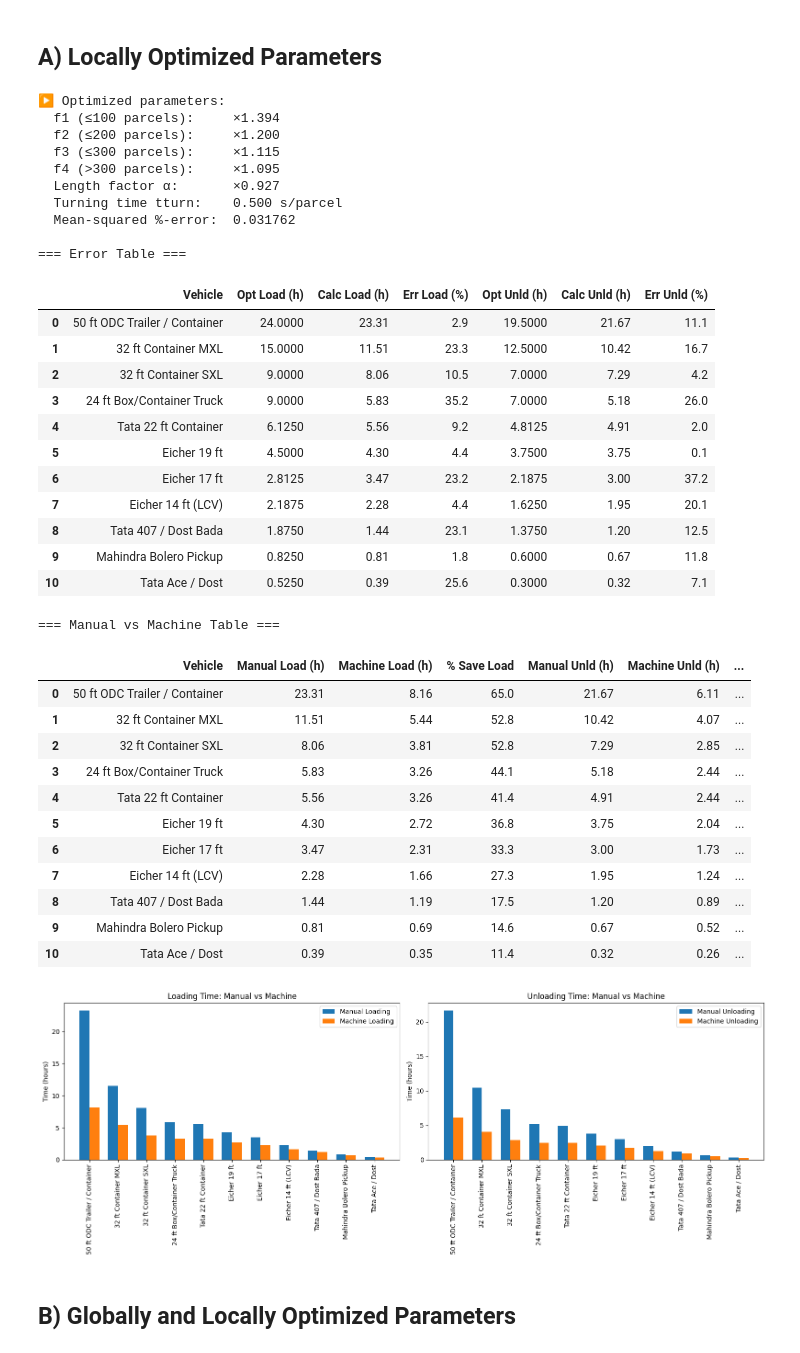
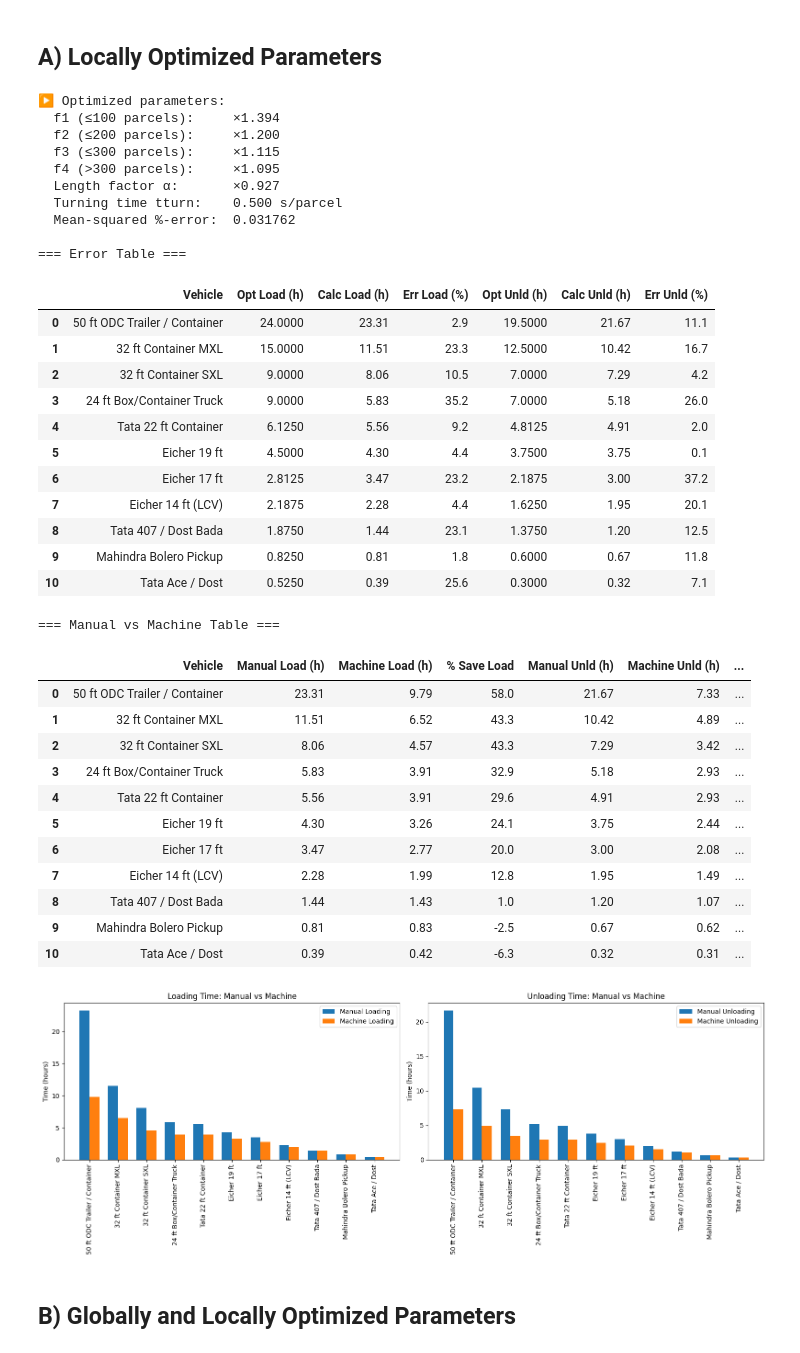
Before and after one commit to arupmahatha-dtdc/Vehicle-Loading-Unloading-Analysis, a Jupyter notebook: Vehicle_Loading_Unloading_Analysis.ipynb, the cells around one changed output. Saved outputs shown, nothing was run; the diff lists cells and outputs as text; code cells hidden in the pictures.

```diff
--- a/Vehicle_Loading_Unloading_Analysis.ipynb
+++ b/Vehicle_Loading_Unloading_Analysis.ipynb
@@ -58,7 +58,7 @@ SPEED_WITHOUT_LOAD = 0.9   # m/s
 SPEED_WITH_LOAD    = 0.67  # m/s
 LOADING_DELAY      = 13.8  # s/parcel
 UNLOADING_DELAY    = 10.21 # s/parcel
-MACHINE_BUFFER     = 1.25  # 25% buffer factor for machine loading/unloading
+MACHINE_BUFFER     = 1.5  # 50% buffer factor for machine loading/unloading
 
 # 3. Compute times given parameters [f1,f2,f3,f4, alpha, tturn]
 def compute_times(params):
@@ -186,45 +186,45 @@ ax2.set_ylabel("Time (hours)")
 ax2.set_title("Unloading Time: Manual vs Machine")
 ax2.legend()
 
 plt.tight_layout()
 plt.show()
 # %% [output]
 ▶ Optimized parameters:
   f1 (≤100 parcels):     ×1.394
   f2 (≤200 parcels):     ×1.200
   f3 (≤300 parcels):     ×1.115
   f4 (>300 parcels):     ×1.095
   Length factor α:       ×0.927
   Turning time tturn:    0.500 s/parcel
   Mean‐squared %‐error:  0.031762
 
 === Error Table ===
 |  | Vehicle | Opt Load (h) | Calc Load (h) | Err Load (%) | Opt Unld (h) | Calc Unld (h) | Err Unld (%) |
 | 0 | 50 ft ODC Trailer / Container | 24.0000 | 23.31 | 2.9 | 19.5000 | 21.67 | 11.1 |
 | 1 | 32 ft Container MXL | 15.0000 | 11.51 | 23.3 | 12.5000 | 10.42 | 16.7 |
 | 2 | 32 ft Container SXL | 9.0000 | 8.06 | 10.5 | 7.0000 | 7.29 | 4.2 |
 | 3 | 24 ft Box/Container Truck | 9.0000 | 5.83 | 35.2 | 7.0000 | 5.18 | 26.0 |
 | 4 | Tata 22 ft Container | 6.1250 | 5.56 | 9.2 | 4.8125 | 4.91 | 2.0 |
 | 5 | Eicher 19 ft | 4.5000 | 4.30 | 4.4 | 3.7500 | 3.75 | 0.1 |
 | 6 | Eicher 17 ft | 2.8125 | 3.47 | 23.2 | 2.1875 | 3.00 | 37.2 |
 | 7 | Eicher 14 ft (LCV) | 2.1875 | 2.28 | 4.4 | 1.6250 | 1.95 | 20.1 |
 | 8 | Tata 407 / Dost Bada | 1.8750 | 1.44 | 23.1 | 1.3750 | 1.20 | 12.5 |
 | 9 | Mahindra Bolero Pickup | 0.8250 | 0.81 | 1.8 | 0.6000 | 0.67 | 11.8 |
 | 10 | Tata Ace / Dost | 0.5250 | 0.39 | 25.6 | 0.3000 | 0.32 | 7.1 |
 === Manual vs Machine Table ===
 |  | Vehicle | Manual Load (h) | Machine Load (h) | % Save Load | Manual Unld (h) | Machine Unld (h) | ... |
-| 0 | 50 ft ODC Trailer / Container | 23.31 | 8.16 | 65.0 | 21.67 | 6.11 | ... |
-| 1 | 32 ft Container MXL | 11.51 | 5.44 | 52.8 | 10.42 | 4.07 | ... |
-| 2 | 32 ft Container SXL | 8.06 | 3.81 | 52.8 | 7.29 | 2.85 | ... |
-| 3 | 24 ft Box/Container Truck | 5.83 | 3.26 | 44.1 | 5.18 | 2.44 | ... |
-| 4 | Tata 22 ft Container | 5.56 | 3.26 | 41.4 | 4.91 | 2.44 | ... |
-| 5 | Eicher 19 ft | 4.30 | 2.72 | 36.8 | 3.75 | 2.04 | ... |
-| 6 | Eicher 17 ft | 3.47 | 2.31 | 33.3 | 3.00 | 1.73 | ... |
-| 7 | Eicher 14 ft (LCV) | 2.28 | 1.66 | 27.3 | 1.95 | 1.24 | ... |
-| 8 | Tata 407 / Dost Bada | 1.44 | 1.19 | 17.5 | 1.20 | 0.89 | ... |
-| 9 | Mahindra Bolero Pickup | 0.81 | 0.69 | 14.6 | 0.67 | 0.52 | ... |
-| 10 | Tata Ace / Dost | 0.39 | 0.35 | 11.4 | 0.32 | 0.26 | ... |
+| 0 | 50 ft ODC Trailer / Container | 23.31 | 9.79 | 58.0 | 21.67 | 7.33 | ... |
+| 1 | 32 ft Container MXL | 11.51 | 6.52 | 43.3 | 10.42 | 4.89 | ... |
+| 2 | 32 ft Container SXL | 8.06 | 4.57 | 43.3 | 7.29 | 3.42 | ... |
+| 3 | 24 ft Box/Container Truck | 5.83 | 3.91 | 32.9 | 5.18 | 2.93 | ... |
+| 4 | Tata 22 ft Container | 5.56 | 3.91 | 29.6 | 4.91 | 2.93 | ... |
+| 5 | Eicher 19 ft | 4.30 | 3.26 | 24.1 | 3.75 | 2.44 | ... |
+| 6 | Eicher 17 ft | 3.47 | 2.77 | 20.0 | 3.00 | 2.08 | ... |
+| 7 | Eicher 14 ft (LCV) | 2.28 | 1.99 | 12.8 | 1.95 | 1.49 | ... |
+| 8 | Tata 407 / Dost Bada | 1.44 | 1.43 | 1.0 | 1.20 | 1.07 | ... |
+| 9 | Mahindra Bolero Pickup | 0.81 | 0.83 | -2.5 | 0.67 | 0.62 | ... |
+| 10 | Tata Ace / Dost | 0.39 | 0.42 | -6.3 | 0.32 | 0.31 | ... |
-[figure, old version]
+[figure, new version]
 # %% [markdown]
 ## B) Globally and Locally Optimized Parameters
 # %%
```
Also changed, not shown: parts of 3 cells of this notebook, 4 other files.
